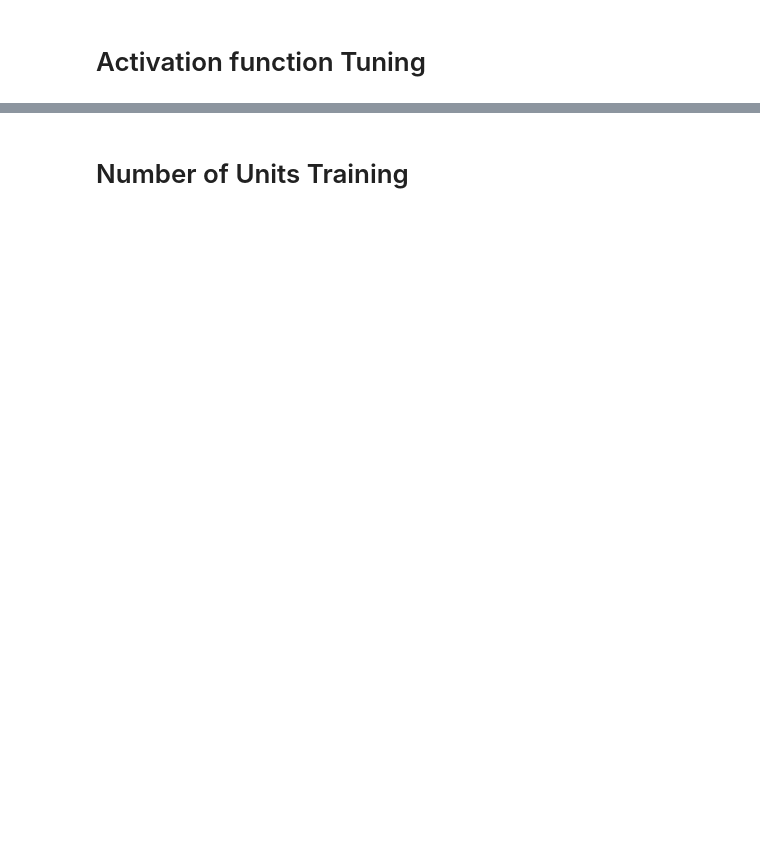
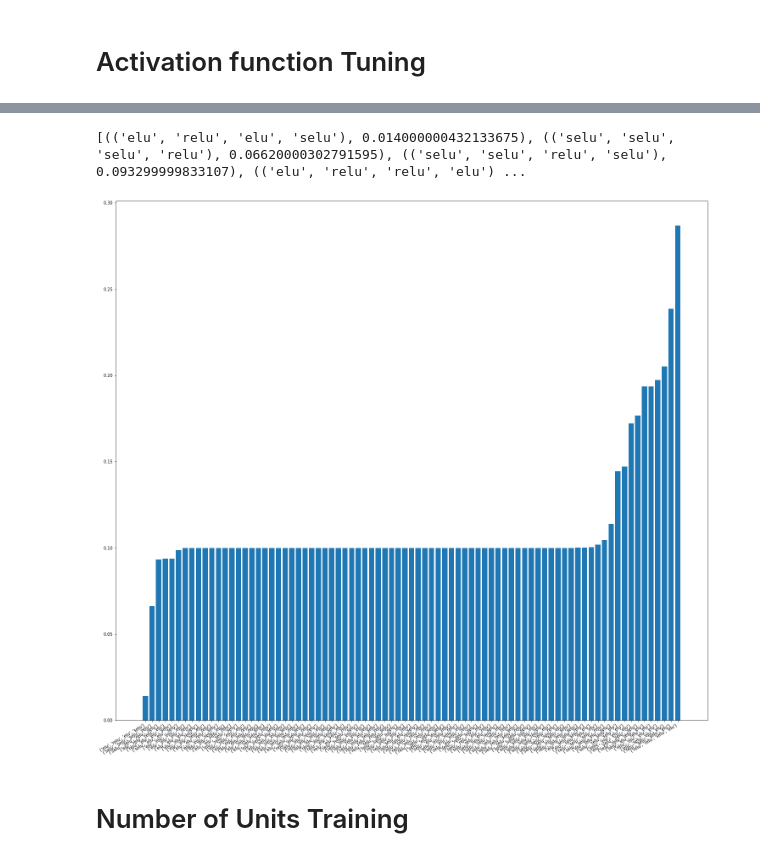
Before and after one commit to mehrotrasan16/Keras-Deep-Learning, a Jupyter notebook: A2_Q2_FashionMNISTHandwritten_Hparams.ipynb, the cells around one changed output, grey strips where cells are left out. Drawn from its saved outputs; the diff is of its cells as text; code cells hidden in the pictures; blank space fills up the shorter version.

```diff
--- a/A2_Q2_FashionMNISTHandwritten_Hparams.ipynb
+++ b/A2_Q2_FashionMNISTHandwritten_Hparams.ipynb
@@ -450,0 +462,25 @@ f.autofmt_xdate()
+# %%
+def run(run_dir, hparams):
+  with tf.summary.create_file_writer(run_dir).as_default():
+    hp.hparams(hparams)  # record the values used in this trial
+    accuracy = train_test_model(hparams)
+    tf.summary.scalar(METRIC_ACCURACY, accuracy, step=1)
+  return accuracy
+# %%
+session_num = 0
+actdict_4layer = {}
+for act1 in HP_ACTIVATIONS1.domain.values:
+    for act2 in HP_ACTIVATIONS2.domain.values:
+        for act3 in HP_ACTIVATIONS3.domain.values:
+            for act4 in HP_ACTIVATIONS4.domain.values:
+                hparams = {
+                    HP_ACTIVATIONS1: act1,
+                    HP_ACTIVATIONS2: act2,
+                    HP_ACTIVATIONS3: act3,
+                    HP_ACTIVATIONS4: act4
+                }
+                run_name = "run-%d" % session_num
+                print('--- Starting trial: %s' % run_name)
+                print({h.name: hparams[h] for h in hparams})
+                actdict_4layer[(act1,act2,act3,act4)] = run('logs/hparam_tuning_acts/' + run_name, hparams)
+                session_num += 1
@@ -451,3 +529,15 @@ f.autofmt_xdate()
+# %%
+print(sorted(actdict_4layer.items(),key=lambda x: (x[1],x[0])))
+# %% [output]
+[(('elu', 'relu', 'elu', 'selu'), 0.014000000432133675), (('selu', 'selu', 'selu', 'relu'), 0.06620000302791595), (('selu', 'selu', 'relu', 'selu'), 0.093299999833107), (('elu', 'relu', 'relu', 'elu') ...
+# %%
+plotvar2 = sorted(actdict_4layer.items(),key=lambda x: (x[1],x[0]))
+plt.bar([str(x[0]) for x in plotvar2],[x[1] for x in plotvar2])
+f = plt.gcf()
+f.set_size_inches(25,25)
+f.autofmt_xdate()
+# %% [output]
+[figure, added]
 # %% [markdown]
 # Number of Units Training
 # %%
```
Also changed, not shown: parts of 29 cells of this notebook.
